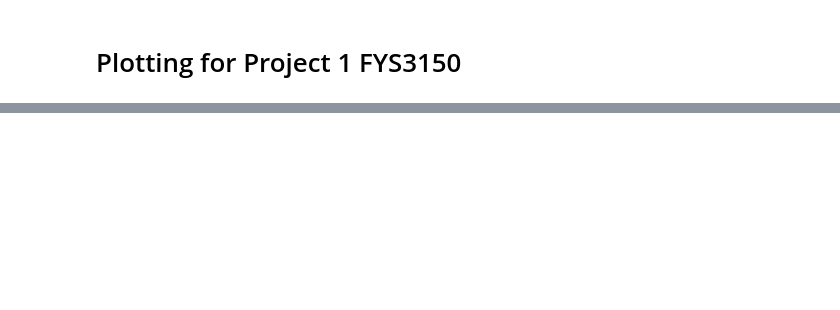
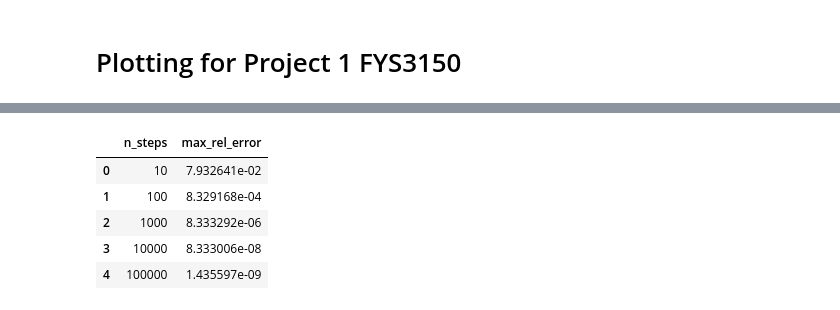
Before and after one commit to Johannesfjeldsaa/FYS3150_projects, a Jupyter notebook: Project1/solutions/plotting.ipynb, the cells around one changed output, grey strips where cells are left out. Cells and saved outputs as stored; diff of their text form; code cells hidden in the pictures; blank space fills up the shorter version.

```diff
--- a/Project1/solutions/plotting.ipynb
+++ b/Project1/solutions/plotting.ipynb
@@ -28,0 +153,14 @@ plt.show()
+# %%
+n_steps_config = [10, 100, 1000, 10000, 100000]
+max_rel_error = [df['rel_error'].max() for df in dataframes.values()]
+
+df = pd.DataFrame({'n_steps': n_steps_config, 'max_rel_error': max_rel_error})
+
+df
+# %% [output]
+|  | n_steps | max_rel_error |
+| 0 | 10 | 7.932641e-02 |
+| 1 | 100 | 8.329168e-04 |
+| 2 | 1000 | 8.333292e-06 |
+| 3 | 10000 | 8.333006e-08 |
+| 4 | 100000 | 1.435597e-09 |
```
Also changed, not shown: parts of 12 cells of this notebook, 9 other files.
